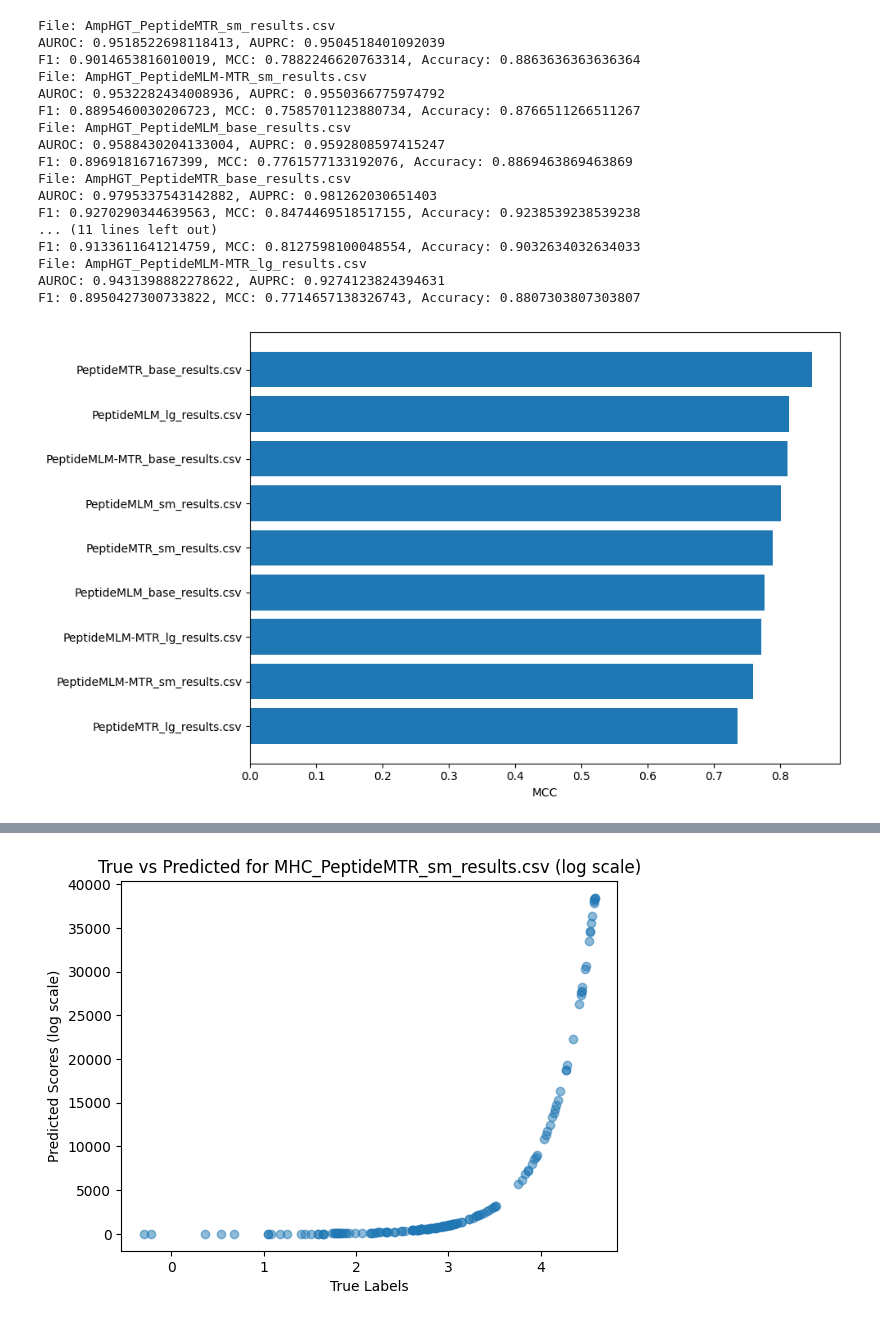
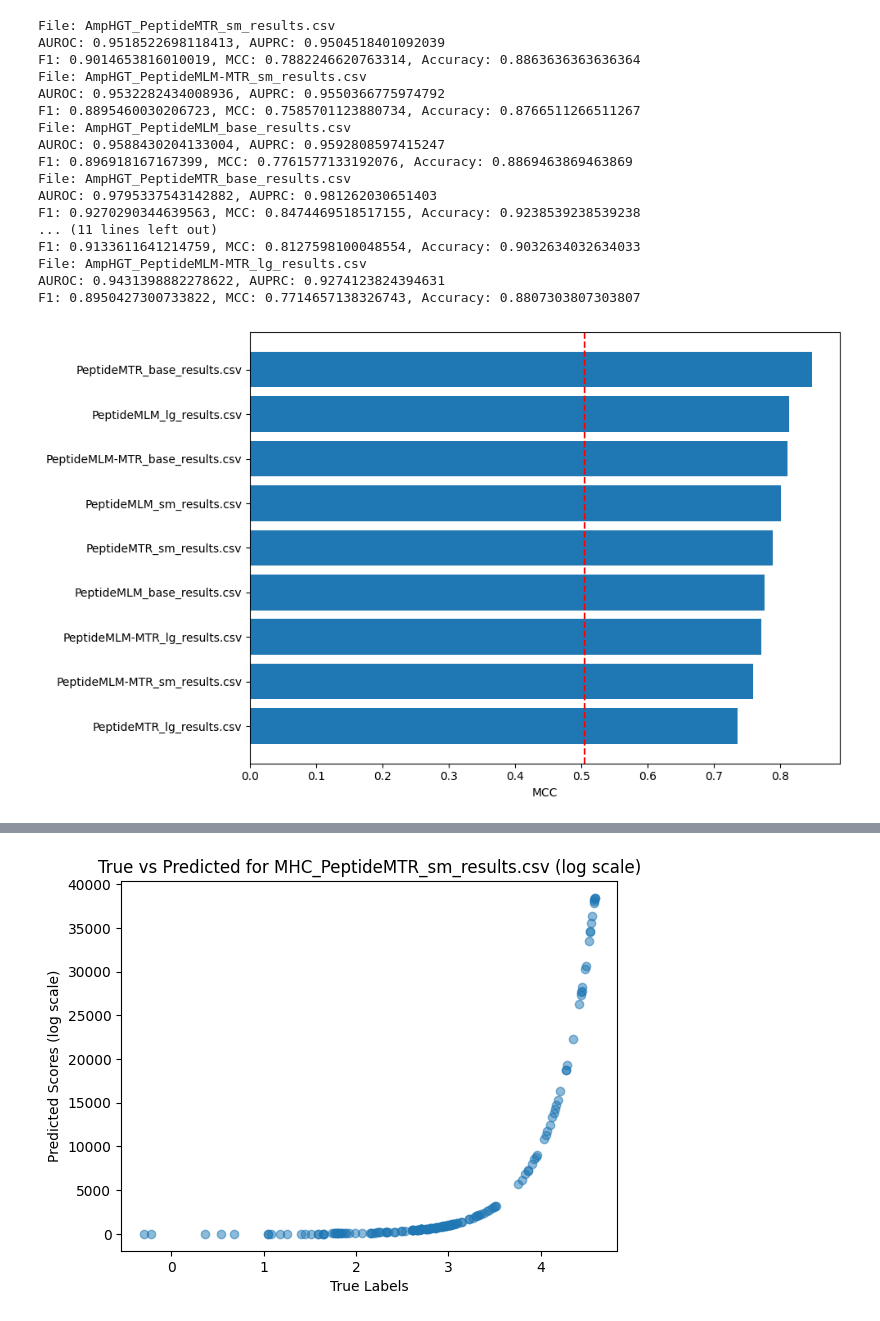
Before and after one commit to AaronFeller/PeptideCLM_Eval, a Jupyter notebook: main/notebooks/evaluate_data.ipynb, the cells around one changed output, grey strips where cells are left out. Drawn from its saved outputs; the diff is of its cells as text; code cells hidden in the pictures.

Commit message:
add benchmarks

```diff
--- a/main/notebooks/evaluate_data.ipynb
+++ b/main/notebooks/evaluate_data.ipynb
@@ -63,36 +63,39 @@ for file in files:
         # plt.title(f'ROC Curve for {file}')
         # plt.legend()
         # plt.show()
-
+average_benchmark = (0.5042 + 0.502 + 0.4911 + 0.524 + 0.5023) / 5
 
 # make barplot of mcc across files
 plt.figure(figsize=(10, 6))
 # sort by mcc
 files = [f for f in files if "AmpHGT" in f and f.endswith(".csv")]
 mccs, files = zip(*sorted(zip(mccs, files)))
+
+# add the benchmark to the plot
+plt.axvline(x=average_benchmark, color='r', linestyle='--', label='Benchmark')
 plt.barh(range(len(mccs)), mccs, tick_label=[f.replace('AmpHGT_', '') for f in files])
 plt.xlabel('MCC')
 plt.tight_layout()
 plt.show()
 # %% [output]
 File: AmpHGT_PeptideMTR_sm_results.csv
 AUROC: 0.9518522698118413, AUPRC: 0.9504518401092039
 F1: 0.9014653816010019, MCC: 0.7882246620763314, Accuracy: 0.8863636363636364
 File: AmpHGT_PeptideMLM-MTR_sm_results.csv
 AUROC: 0.9532282434008936, AUPRC: 0.9550366775974792
 F1: 0.8895460030206723, MCC: 0.7585701123880734, Accuracy: 0.8766511266511267
 File: AmpHGT_PeptideMLM_base_results.csv
 AUROC: 0.9588430204133004, AUPRC: 0.9592808597415247
 F1: 0.896918167167399, MCC: 0.7761577133192076, Accuracy: 0.8869463869463869
 File: AmpHGT_PeptideMTR_base_results.csv
 AUROC: 0.9795337543142882, AUPRC: 0.981262030651403
 F1: 0.9270290344639563, MCC: 0.8474469518517155, Accuracy: 0.9238539238539238
 ... (11 lines left out)
 F1: 0.9133611641214759, MCC: 0.8127598100048554, Accuracy: 0.9032634032634033
 File: AmpHGT_PeptideMLM-MTR_lg_results.csv
 AUROC: 0.9431398882278622, AUPRC: 0.9274123824394631
 F1: 0.8950427300733822, MCC: 0.7714657138326743, Accuracy: 0.8807303807303807
-[figure, old version]
+[figure, new version]
 # %%
 from sklearn.metrics import roc_auc_score, average_precision_score
 from sklearn.metrics import matthews_corrcoef, accuracy_score
```
Also changed, not shown: parts of 3 cells of this notebook.
